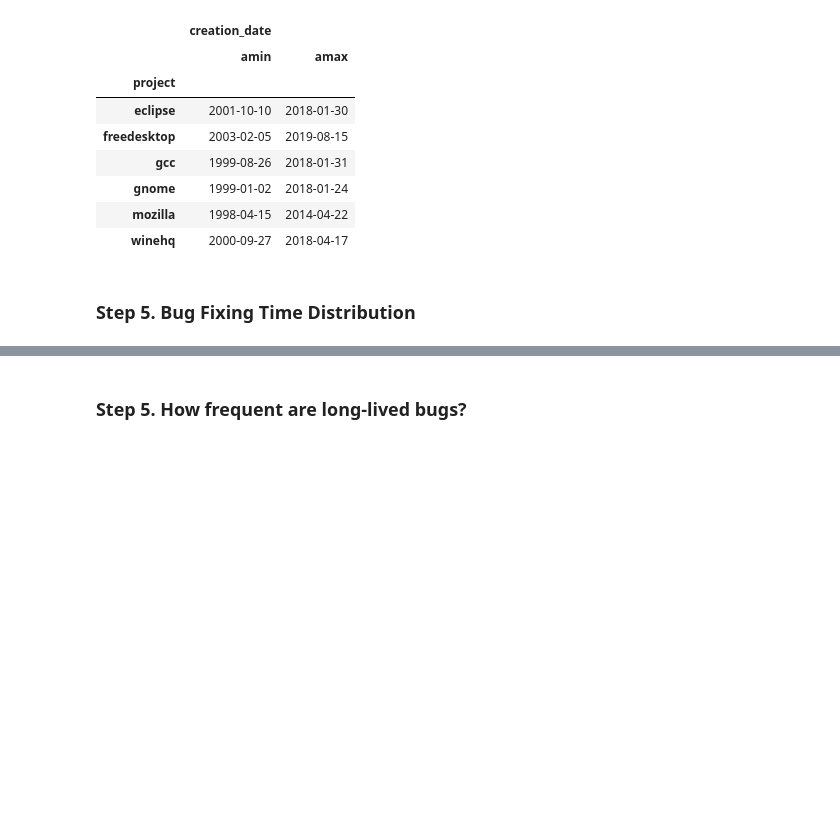
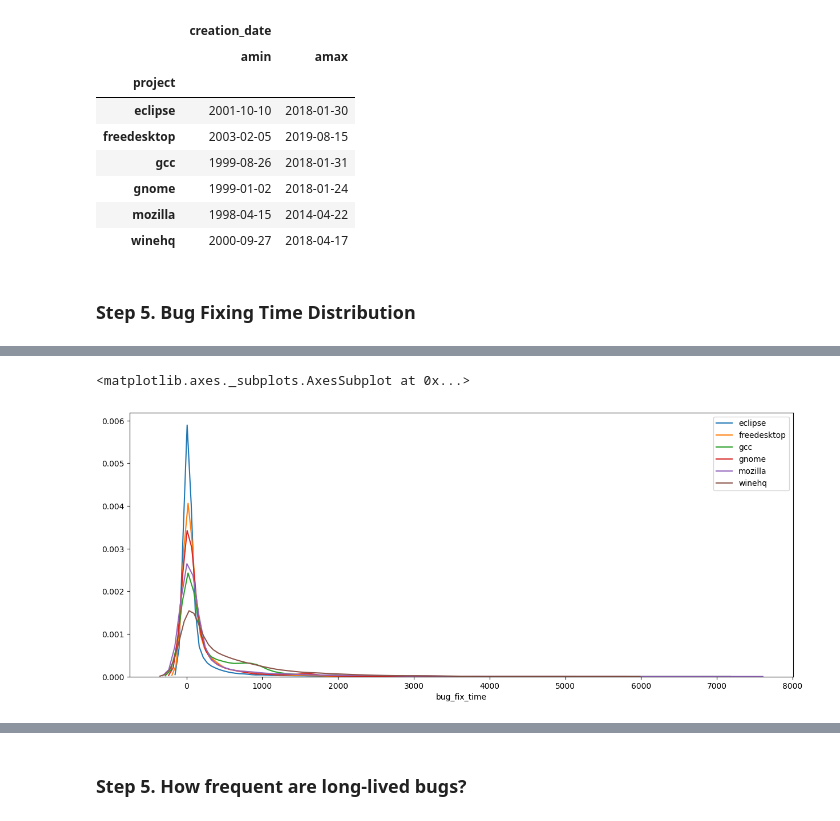
Before and after one commit to gomesluiz/my-doctorate, a Jupyter notebook: projects/long-lived-bug-prediction/machine-learning/source/20200731_long_lived_prediction_rq2_data_analysis.ipynb, the cells around one changed output, grey strips where cells are left out. Cells and saved outputs as stored; diff of their text form; code cells hidden in the pictures; blank space fills up the shorter version.

```diff
--- a/projects/long-lived-bug-prediction/machine-learning/source/20200731_long_lived_prediction_rq2_data_analysis.ipynb
+++ b/projects/long-lived-bug-prediction/machine-learning/source/20200731_long_lived_prediction_rq2_data_analysis.ipynb
@@ -224,3 +234,20 @@ bug_reports_all_data.groupby('project').agg({'creation_date':[np.min, np.max]})
+# %%
+fig, ax   = plt.subplots(figsize=(15, 6))
+eclipse   = bug_reports_all_data.loc[(bug_reports_all_data["project"]=="eclipse") & (bug_reports_all_data["bug_fix_time"] < threshold)]["bug_fix_time"]
+sns.distplot(eclipse, hist=False, label="eclipse")
+freedesktop = bug_reports_all_data.loc[(bug_reports_all_data["project"]=="freedesktop") & (bug_reports_all_data["bug_fix_time"] < threshold)]["bug_fix_time"]
+sns.distplot(freedesktop, hist=False, label="freedesktop")
+gcc = bug_reports_all_data.loc[(bug_reports_all_data["project"]=="gcc") & (bug_reports_all_data["bug_fix_time"] < threshold)]["bug_fix_time"]
+sns.distplot(gcc, hist=False, label="gcc")
+gnome = bug_reports_all_data.loc[(bug_reports_all_data["project"]=="gnome") & (bug_reports_all_data["bug_fix_time"] < threshold)]["bug_fix_time"]
+sns.distplot(gnome, hist=False, label="gnome")
+mozilla = bug_reports_all_data.loc[(bug_reports_all_data["project"]=="mozilla") & (bug_reports_all_data["bug_fix_time"] < threshold)]["bug_fix_time"]
+sns.distplot(mozilla, hist=False, label="mozilla")
+winehq = bug_reports_all_data.loc[(bug_reports_all_data["project"]=="winehq") & (bug_reports_all_data["bug_fix_time"] < threshold)]["bug_fix_time"]
+sns.distplot(winehq, hist=False, label="winehq")
+# %% [output]
+<matplotlib.axes._subplots.AxesSubplot at 0x...>
+[figure, added]
 # %%
 # Long-lived? histogram distribution
 def plot_hist(v, color=None):
```
Also changed, not shown: parts of 3 cells of this notebook, 19 other files.
